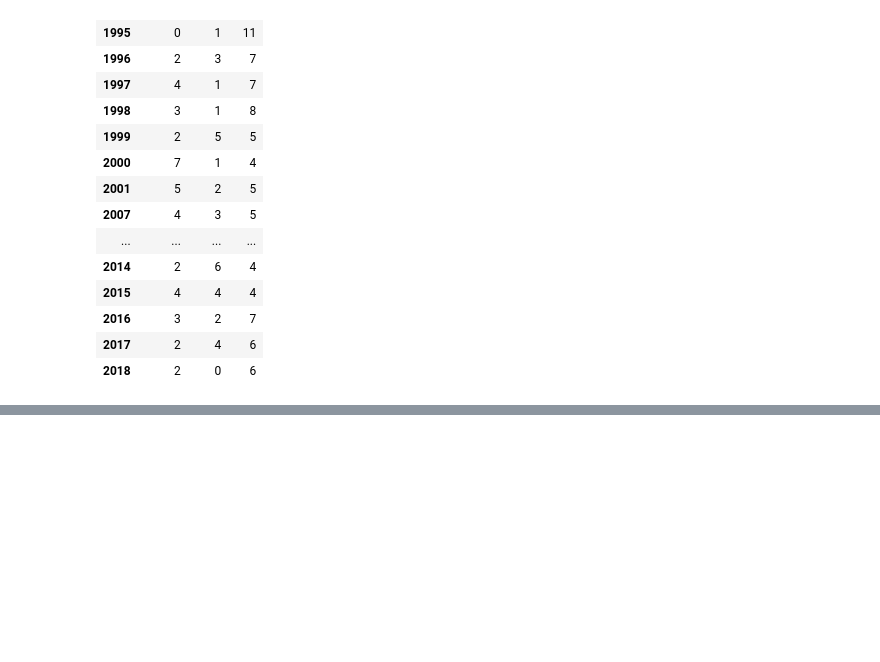
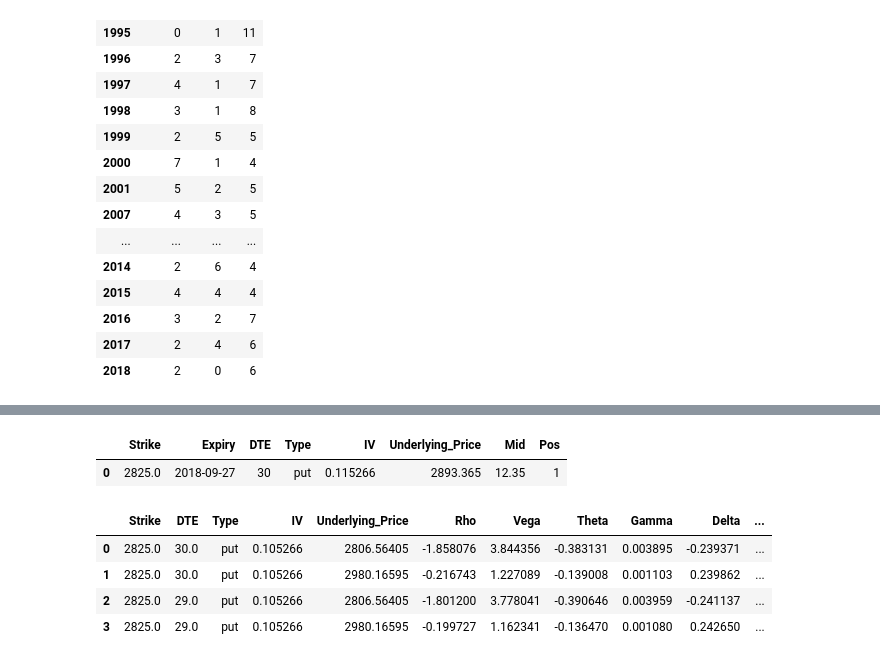
Before and after one commit to auto-d1dact/SPX-Put-Selling, a Jupyter notebook: Live Data Pulling/Options Pulling/ideas_test.ipynb, the cells around one changed output, grey strips where cells are left out. Saved outputs shown, nothing was run; the diff lists cells and outputs as text; code cells hidden in the pictures; blank space fills up the shorter version.

```diff
--- a/Live Data Pulling/Options Pulling/ideas_test.ipynb
+++ b/Live Data Pulling/Options Pulling/ideas_test.ipynb
@@ -459,11 +494,11 @@ position_df
 # %%
 price_change = [-0.03, 0.03]
-dte_change = [5, 10]
+dte_change = [0, 30]
 spacing = 10
 holdings = [3, -1]
 
 vol_change = [-0.01, 0.03]
-vol_spacing = 3
+vol_spacing = 2
 
 price_col = 'Mid'
 output = 'All'
@@ -477,32 +512,8 @@ prem_price_use = 'Mid'
 
 price_changes = np.linspace(price_change[0], price_change[-1], spacing)
 dte_changes = np.linspace(dte_change[0], dte_change[-1], dte_change[-1] - dte_change[0] + 1)
-vol_changes = np.linspace(vol_change[0], vol_change[-1], vol_spacing)
 
-position = position_df.reset_index()[['Strike','DTE','Type','IV','Underlying_Price',price_col]]
-position['Pos'] = holdings
-initial_cost = sum(position[price_col]*position['Pos'])*100 + shares*position['Underlying_Price'].values[0]
-
-adj_dfs = []
-
-for vol_change in vol_changes:
-    vol_adj_df = pd.DataFrame(np.array(np.meshgrid(price_changes,dte_changes)).reshape(2,-1).T)
-    vol_adj_df.columns = ['ret_change', 'dte_change']
-
-    indi_sims = []
-    for idx, row in position.iterrows():
-        curr_sim = pd.DataFrame(index = range(len(adj_df)))
-        curr_sim['Strike'] = row.Strike
-        curr_sim['DTE'] = row.DTE - adj_df['dte_change']
-        curr_sim[curr_sim['DTE'] < 0] = 0
-
-        curr_sim['Type'] = row.Type
-        curr_sim['IV'] = row.IV
-        curr_sim['Underlying_Price'] = (1 + adj_df[['ret_change']])*row.Underlying_Price
-        curr_sim = price_sim(curr_sim, 0, vol_change, 0, output,
-                             skew, day_format, interest_rate, dividend_rate,
-                             prem_price_use)
-        indi_sims.append(curr_sim)
-
-
-    # adj_dfs.append(indi_sims)
+if vol_spacing <= 2:
+    vol_changes = vol_change
+else:
+    vol_changes = np.linspace(vol_change[0], vol_change[-1], vol_spacing)
@@ -548,0 +588,17 @@ array([[[ -3.00000000e-02,  -2.33333333e-02,  -1.66666667e-02,
+# %%
+# np.array(np.meshgrid(price_changes,dte_changes)).shape
+
+# np.reshape(np.ravel(np.array(np.meshgrid(price_changes,dte_changes)).reshape(2,-1).T),
+#            np.array(np.meshgrid(price_changes,dte_changes)).shape)
+position
+# %% [output]
+|  | Strike | Expiry | DTE | Type | IV | Underlying_Price | Mid | Pos |
+| 0 | 2825.0 | 2018-09-27 | 30 | put | 0.115266 | 2893.365 | 12.35 | 1 |
+# %%
+adj_dfs[0]
+# %% [output]
+|  | Strike | DTE | Type | IV | Underlying_Price | Rho | Vega | Theta | Gamma | Delta | ... |
+| 0 | 2825.0 | 30.0 | put | 0.105266 | 2806.56405 | -1.858076 | 3.844356 | -0.383131 | 0.003895 | -0.239371 | ... |
+| 1 | 2825.0 | 30.0 | put | 0.105266 | 2980.16595 | -0.216743 | 1.227089 | -0.139008 | 0.001103 | 0.239862 | ... |
+| 2 | 2825.0 | 29.0 | put | 0.105266 | 2806.56405 | -1.801200 | 3.778041 | -0.390646 | 0.003959 | -0.241137 | ... |
+| 3 | 2825.0 | 29.0 | put | 0.105266 | 2980.16595 | -0.199727 | 1.162341 | -0.136470 | 0.001080 | 0.242650 | ... |
```
Also changed, not shown: parts of 7 cells of this notebook, 1 other file.
